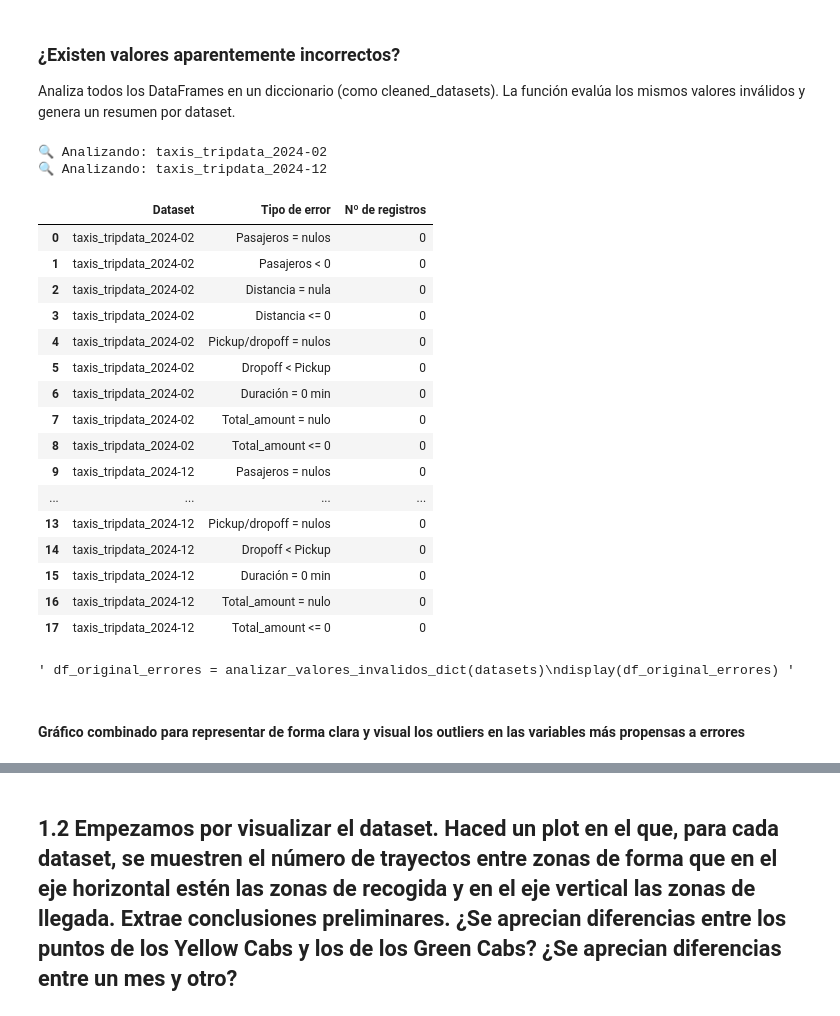
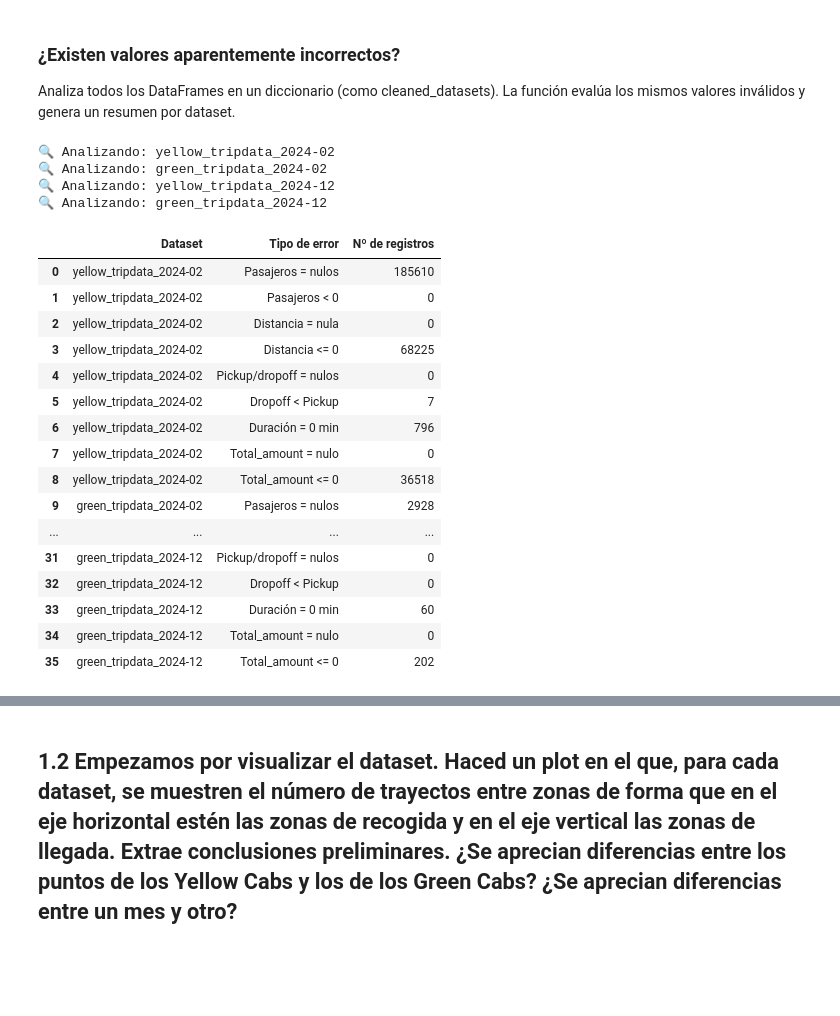
Before and after one commit to renerubio/NYC-TAXI, a Jupyter notebook: NYC_Taxi.ipynb, the cells around one changed output, grey strips where cells are left out. Drawn from its saved outputs; the diff is of its cells as text; code cells hidden in the pictures; blank space fills up the shorter version.

```diff
--- a/NYC_Taxi.ipynb
+++ b/NYC_Taxi.ipynb
@@ -792,56 +715,51 @@ def analizar_valores_invalidos_dict(datasets_dict, zona_nombres=None):
 
         # 6. Ubicaciones (zonas o coordenadas)
         if col_pu and zona_nombres:
             resultados['PULocationID = nulo'] = df[col_pu].isna().sum()
             resultados['PULocationID fuera de rango'] = df[~df[col_pu].isin(zona_nombres.keys())].shape[0]
         if col_do and zona_nombres:
             resultados['DOLocationID = nulo'] = df[col_do].isna().sum()
             resultados['DOLocationID fuera de rango'] = df[~df[col_do].isin(zona_nombres.keys())].shape[0]
         # Si NO hay zonas pero sí coordenadas, valida coordenadas nulas o sospechosas
         if col_start_lon and col_start_lat and col_end_lon and col_end_lat:
             resultados['Start_Lon = nulo'] = df[col_start_lon].isna().sum()
             resultados['Start_Lat = nulo'] = df[col_start_lat].isna().sum()
             resultados['End_Lon = nulo'] = df[col_end_lon].isna().sum()
             resultados['End_Lat = nulo'] = df[col_end_lat].isna().sum()
             # Flags de localización sospechosa si existen
             if 'suspicious_location_flag' in df.columns:
                 resultados['suspicious_location_flag = True'] = df['suspicious_location_flag'].sum()
             if 'same_location_flag' in df.columns:
                 resultados['same_location_flag = True'] = df['same_location_flag'].sum()
 
         # Agregar los resultados al resumen
         for k, v in resultados.items():
             resumen.append({"Dataset": nombre, "Tipo de error": k, "Nº de registros": v})
 
     return pd.DataFrame(resumen)
 
 # Verificación de calidad de columnas
-df_errores = analizar_valores_invalidos_dict(cleaned_datasets)
+df_errores = analizar_valores_invalidos_dict(renamed_datasets)
 display(df_errores)
-
-# Verificación de calidad de columnas
-""" df_original_errores = analizar_valores_invalidos_dict(datasets)
-display(df_original_errores) """
 # %% [output]
-🔍 Analizando: taxis_tripdata_2024-02
-🔍 Analizando: taxis_tripdata_2024-12
+🔍 Analizando: yellow_tripdata_2024-02
+🔍 Analizando: green_tripdata_2024-02
+🔍 Analizando: yellow_tripdata_2024-12
+🔍 Analizando: green_tripdata_2024-12
 |  | Dataset | Tipo de error | Nº de registros |
-| 0 | taxis_tripdata_2024-02 | Pasajeros = nulos | 0 |
-| 1 | taxis_tripdata_2024-02 | Pasajeros < 0 | 0 |
-| 2 | taxis_tripdata_2024-02 | Distancia = nula | 0 |
-| 3 | taxis_tripdata_2024-02 | Distancia <= 0 | 0 |
-| 4 | taxis_tripdata_2024-02 | Pickup/dropoff = nulos | 0 |
-| 5 | taxis_tripdata_2024-02 | Dropoff < Pickup | 0 |
-| 6 | taxis_tripdata_2024-02 | Duración = 0 min | 0 |
-| 7 | taxis_tripdata_2024-02 | Total_amount = nulo | 0 |
-| 8 | taxis_tripdata_2024-02 | Total_amount <= 0 | 0 |
-| 9 | taxis_tripdata_2024-12 | Pasajeros = nulos | 0 |
+| 0 | yellow_tripdata_2024-02 | Pasajeros = nulos | 185610 |
+| 1 | yellow_tripdata_2024-02 | Pasajeros < 0 | 0 |
+| 2 | yellow_tripdata_2024-02 | Distancia = nula | 0 |
+| 3 | yellow_tripdata_2024-02 | Distancia <= 0 | 68225 |
+| 4 | yellow_tripdata_2024-02 | Pickup/dropoff = nulos | 0 |
+| 5 | yellow_tripdata_2024-02 | Dropoff < Pickup | 7 |
+| 6 | yellow_tripdata_2024-02 | Duración = 0 min | 796 |
+| 7 | yellow_tripdata_2024-02 | Total_amount = nulo | 0 |
+| 8 | yellow_tripdata_2024-02 | Total_amount <= 0 | 36518 |
+| 9 | green_tripdata_2024-02 | Pasajeros = nulos | 2928 |
 | ... | ... | ... | ... |
-| 13 | taxis_tripdata_2024-12 | Pickup/dropoff = nulos | 0 |
-| 14 | taxis_tripdata_2024-12 | Dropoff < Pickup | 0 |
-| 15 | taxis_tripdata_2024-12 | Duración = 0 min | 0 |
-| 16 | taxis_tripdata_2024-12 | Total_amount = nulo | 0 |
-| 17 | taxis_tripdata_2024-12 | Total_amount <= 0 | 0 |
+| 31 | green_tripdata_2024-12 | Pickup/dropoff = nulos | 0 |
+| 32 | green_tripdata_2024-12 | Dropoff < Pickup | 0 |
+| 33 | green_tripdata_2024-12 | Duración = 0 min | 60 |
+| 34 | green_tripdata_2024-12 | Total_amount = nulo | 0 |
+| 35 | green_tripdata_2024-12 | Total_amount <= 0 | 202 |
-' df_original_errores = analizar_valores_invalidos_dict(datasets)\ndisplay(df_original_errores) '
-# %% [markdown]
-#### Gráfico combinado para representar de forma clara y visual los outliers en las variables más propensas a errores
```
Also changed, not shown: parts of 40 cells of this notebook, 2 other files.
